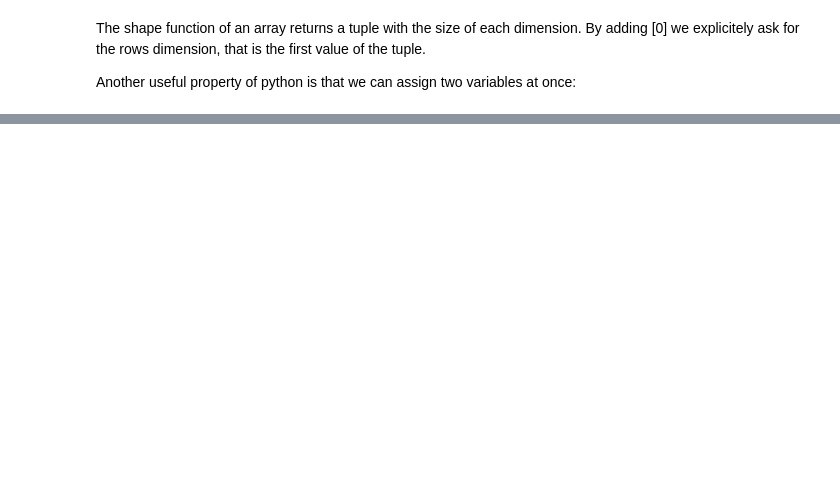
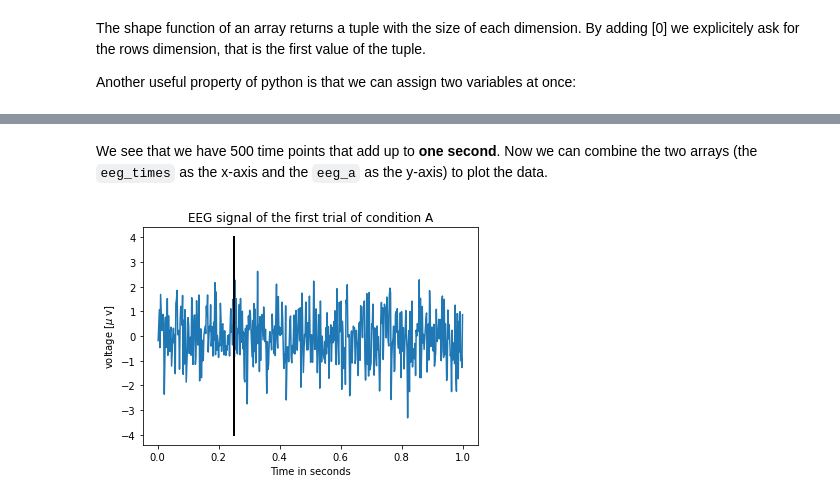
Before and after one commit to christinadelta/Intro_EEG_Analyses_WithPy, a Jupyter notebook: introduction_to_ERPs .ipynb, the cells around one changed output, grey strips where cells are left out. Cells and saved outputs as stored; diff of their text form; code cells hidden in the pictures; blank space fills up the shorter version.

````diff
--- a/introduction_to_ERPs .ipynb
+++ b/introduction_to_ERPs .ipynb
@@ -116,0 +184,16 @@ Do you understand why? If not, look [here](https://note.nkmk.me/en/python-tuple-
+# %% [markdown]
+We see that we have 500 time points that add up to **one second**. Now we can combine the two arrays (the ```eeg_times``` as the x-axis and the ```eeg_a``` as the y-axis) to plot the data.
+# %%
+plt.plot(eeg_times, eeg_a[0]) # plot only the first trial of condition A
+plt.xlabel('Time in seconds')
+plt.ylabel('voltage [$\mu$ v]')
+plt.title('EEG signal of the first trial of condition A')
+
+# let's add a vertical line that indicated where the stimulus presentation ends
+plt.plot([0.25, 0.25], [-4, 4], 'k', lw=2) # add a black line with thicknes=2
+
+# save figure
+save_file = os.path.join(root_dir, 'figures', f'plot_cond1_2.png')
+plt.savefig(save_file)
+# %% [output]
+[figure, added]
````
Also changed, not shown: parts of 17 cells of this notebook.
